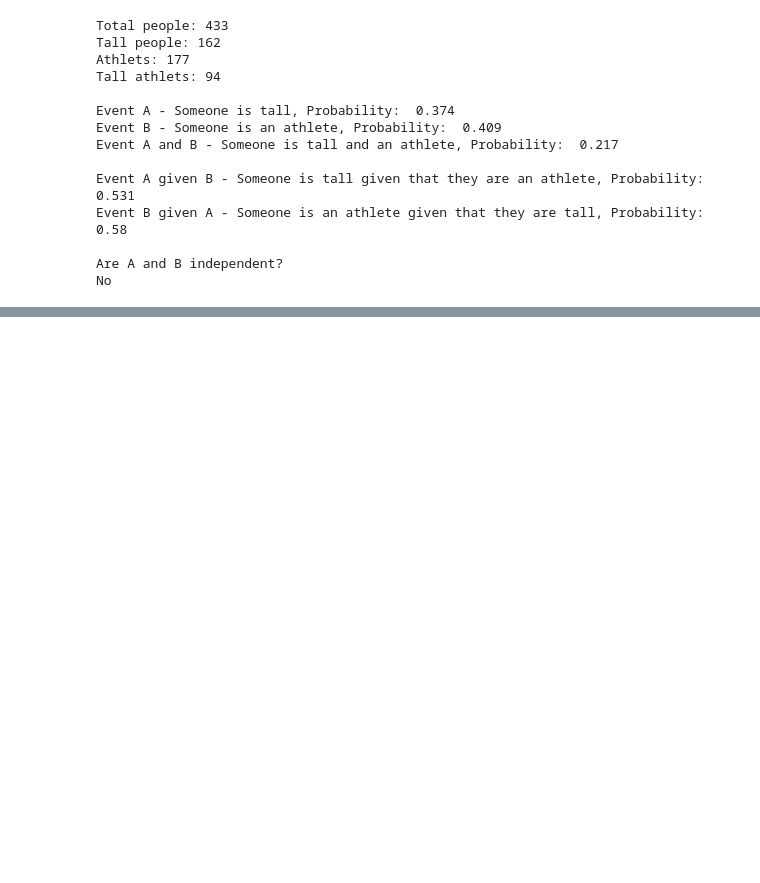
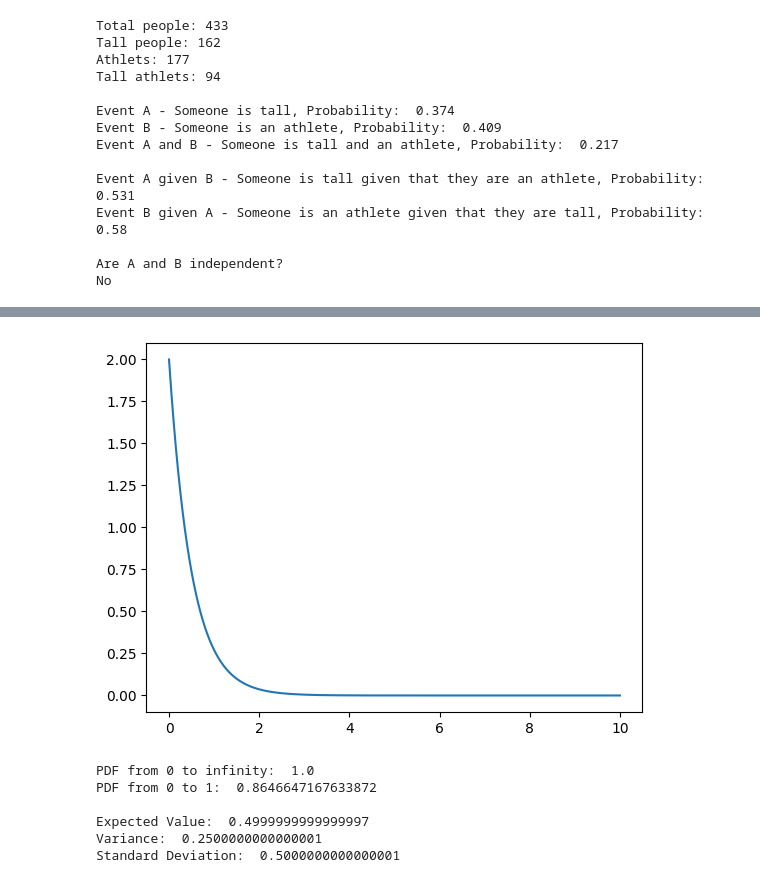
Before and after one commit to Ang-Li-code/MAT422, a Jupyter notebook: HW_2_2.ipynb, the cells around one changed output, grey strips where cells are left out. Cells and saved outputs as stored; diff of their text form; code cells hidden in the pictures; blank space fills up the shorter version.

```diff
--- a/HW_2_2.ipynb
+++ b/HW_2_2.ipynb
@@ -102,0 +161,18 @@ The following code will once again utilize the simulation of a fair die to showc
+# %%
+expected_value = 0
+
+for i in range(1, 7):
+  probability = Rolls_count[i] / total
+  expected_value += i * probability
+
+print("Expected Value: ", round(expected_value, 3))
+
+variance = 0
+
+for i in range(1, 7):
+  probability = Rolls_count[i] / total
+  variance += (i - expected_value) ** 2 * probability
+
+print("Variance: ", round(variance, 3))
+
+print("Standard Deviation: ", round(variance ** 0.5, 3))
@@ -102,0 +189,48 @@ The following code will once again utilize the simulation of a fair die to showc
+# %%
+from scipy.integrate import quad
+from numpy import inf, exp
+import math
+
+lam = 2;
+
+x = np.linspace(0, 10, 1000)
+y = lam * math.e ** (-lam * x)
+
+plt.plot(x, y)
+plt.show()
+
+
+def integrand(x):
+  return lam * math.e ** (-lam * x)
+
+PDF, error = quad(integrand, 0, inf)
+
+print("\nPDF from 0 to infinity: ", PDF)
+
+PDF, error = quad(integrand, 0, 1)
+
+print("PDF from 0 to 1: ", PDF)
+
+def expected_value(x):
+  return x * lam * math.e ** (-lam * x)
+
+EV, error = quad(expected_value, 0, inf)
+
+print("\nExpected Value: ", EV)
+
+def variance(x):
+  return (x - EV) ** 2 * lam * math.e ** (-lam * x)
+
+VAR, error = quad(variance, 0, inf)
+
+print("Variance: ", VAR)
+
+print("Standard Deviation: ", VAR ** 0.5)
+# %% [output]
+[figure, added]
+PDF from 0 to infinity:  1.0
+PDF from 0 to 1:  0.8646647167633872
+
+Expected Value:  0.4999999999999997
+Variance:  0.2500000000000001
+Standard Deviation:  0.5000000000000001
```
Also changed, not shown: parts of 6 cells of this notebook.
